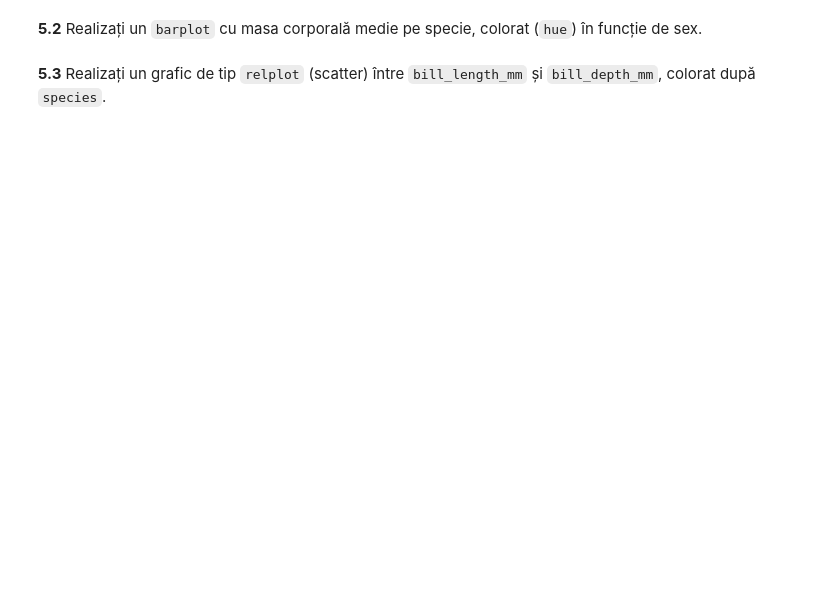
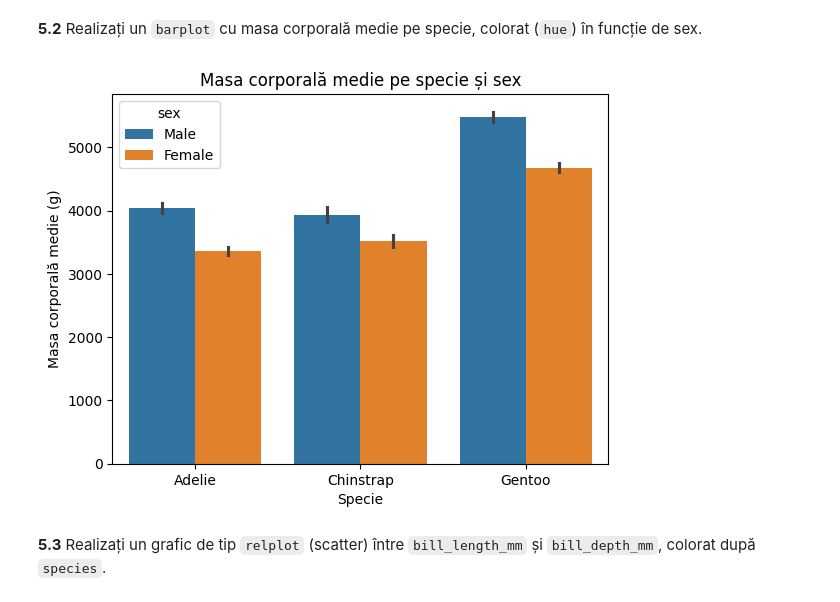
Before and after one commit to Marina202005/ML-Seminar_HorhoceaMarina, a Jupyter notebook: Tema_Laborator_2_ML.ipynb, the cells around one changed output. Cells and saved outputs as stored; diff of their text form; code cells hidden in the pictures; blank space fills up the shorter version.

```diff
--- a/Tema_Laborator_2_ML.ipynb
+++ b/Tema_Laborator_2_ML.ipynb
@@ -148,2 +273,17 @@ penguins_df.describe(include='all')
+# %%
+# TODO 5.2
+sns.barplot(
+    data=penguins_clean,
+    x='species',
+    y='body_mass_g',
+    hue='sex'
+)
+
+plt.title('Masa corporală medie pe specie și sex')
+plt.xlabel('Specie')
+plt.ylabel('Masa corporală medie (g)')
+plt.show()
+# %% [output]
+[figure, added]
 # %% [markdown]
 **5.3** Realizați un grafic de tip `relplot` (scatter) între `bill_length_mm` și `bill_depth_mm`, colorat după `species`.
```
Also changed, not shown: parts of 23 cells of this notebook.
